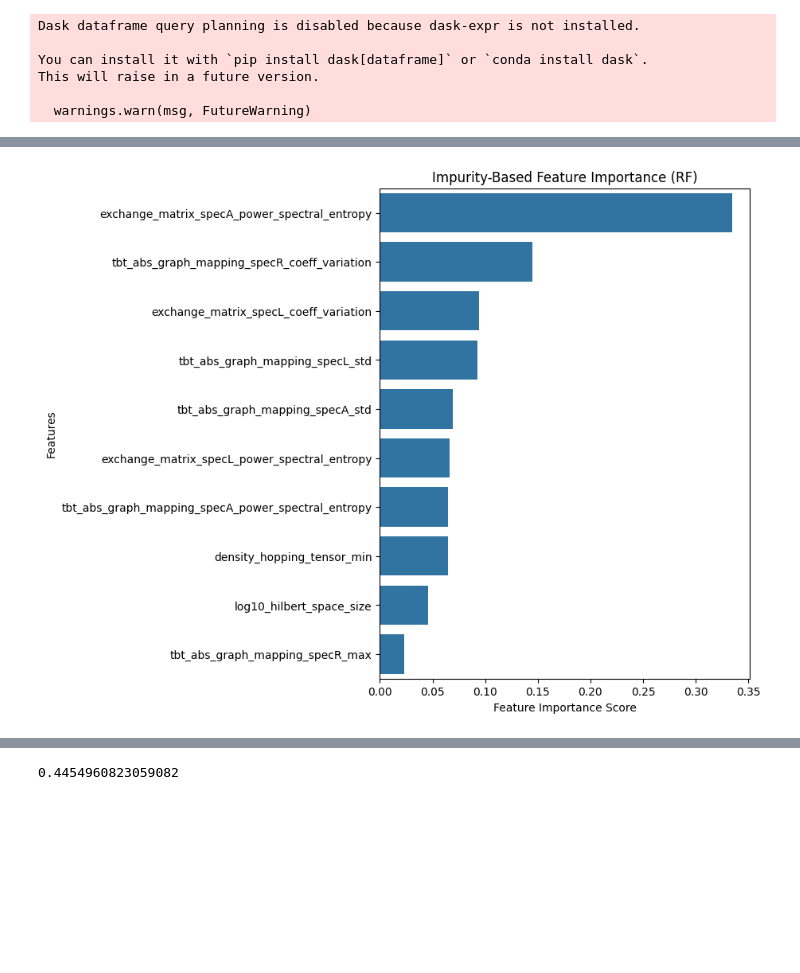
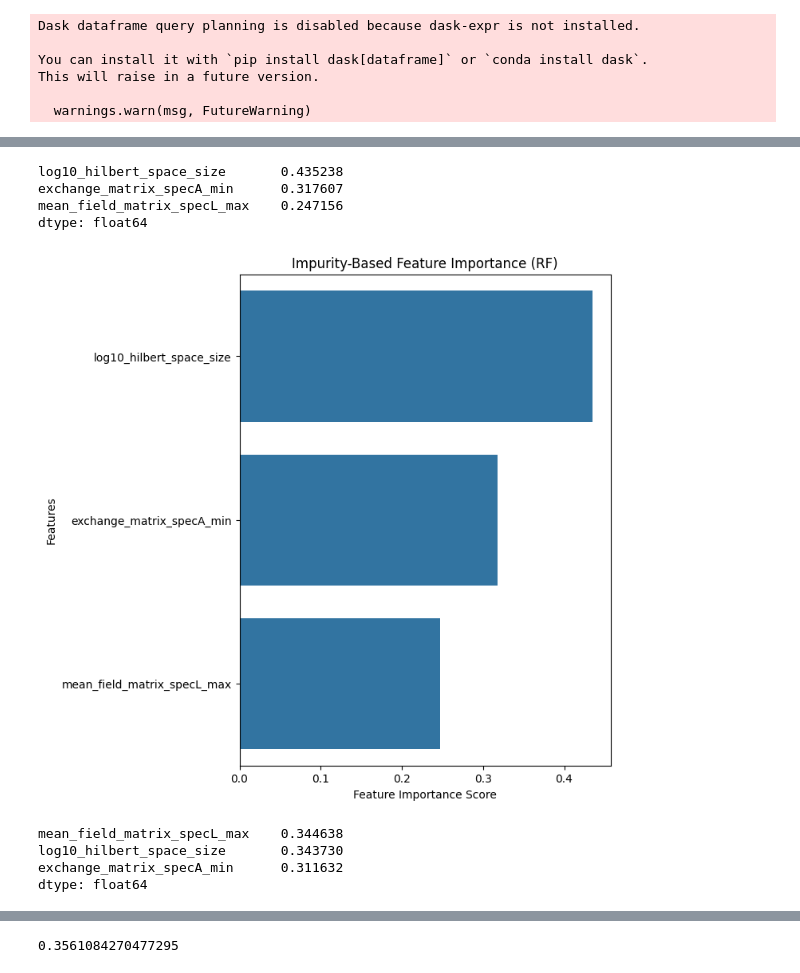
Before and after one commit to jtcantin/ehm_dmrg, a Jupyter notebook: examples/dmrg_ehm_init_make_ehm.ipynb, the cells around one changed output, grey strips where cells are left out. Saved outputs shown, nothing was run; the diff lists cells and outputs as text; code cells hidden in the pictures; blank space fills up the shorter version.

```diff
--- a/examples/dmrg_ehm_init_make_ehm.ipynb
+++ b/examples/dmrg_ehm_init_make_ehm.ipynb
@@ -66,7 +77,10 @@ rawdata_coarse_bd
 
 target = 'coarse_bond_dimension'
 
+rawdata_coarse_bd[target] = np.log10(rawdata_coarse_bd[target])
+
 preproc_df_coarse_bd = ehm_utils.preprocess(rawdata_coarse_bd, target, normalize_target=True)
+# preproc_df_coarse_bd, compenents, singular_values, feature_names = ehm_utils.preprocess(rawdata_coarse_bd_hspace_normalized, target, normalize_target=True,pca_decorrelation=True)
 preproc_df_coarse_bd
 # %% [output]
 |  | num_orbitals | num_electrons | num_spin_orbitals | two_S | total_num_states | log10_hilbert_space_size | ... |
@@ -171,0 +713,10 @@ features_to_keep =[
+# %%
+rng_obj = np.random.default_rng()
+
+#Use rng_obj to choose the seed
+random_state_seed = rng_obj.integers(0, 2**32 - 1)
+print(f"Random state seed: {random_state_seed}")
+#Decent
+# 1137768531
+# Excellent: Random state seed: 2192338413
+# Bad: 2131629527
@@ -174,7 +727,8 @@ features_to_keep =[
 # Hardness or target
 target_perf_metric = 'coarse_bond_dimension'
 
-mlData = ehm_utils.prune_features(preproc_df=preproc_df_coarse_bd, to_keep=features_to_keep, target=target_perf_metric)
+# mlData = ehm_utils.prune_features(preproc_df=preproc_df_coarse_bd, to_keep=features_to_keep, target=target_perf_metric,keep_all=True)
+mlData = ehm_utils.prune_features(preproc_df=preproc_df_coarse_bd, to_keep=features_to_keep, target=target_perf_metric,keep_all=False)
 
 # problem features
 features = list(mlData.drop(target_perf_metric, axis = 1, inplace = False))
@@ -185,7 +739,7 @@ X = mlData.drop([target_perf_metric], axis = 1, inplace = False)
 target_values = mlData[target_perf_metric]
 # y = np.log(target_values)
 y = target_values
-X_train, X_test, y_train, y_test = ehm_utils.train_test_split(X, y, test_size = 0.3)
+X_train, X_test, y_train, y_test = ehm_utils.train_test_split(X, y, test_size = 0.3, random_state = random_state_seed)
 # %%
 EHMs_bd_coarse = ehm_utils.construct_EHMs(X_train, X_test, y_train, y_test)
 # %%
@@ -228,9 +782,17 @@ ehm_utils.plot_predicted_vs_actual(EHMs_bd_coarse, y_test, actual_axis_label, pr
 # %%
 start = time.time()
-
+pd.set_option('display.max_rows', None)
 ehm_utils.feature_importance_impurity(EHMs_bd_coarse,features)
 
 feature_importance_impurity_Conc_time = time.time() - start
 feature_importance_impurity_Conc_time
 # %% [output]
+log10_hilbert_space_size       0.435238
+exchange_matrix_specA_min      0.317607
+mean_field_matrix_specL_max    0.247156
+dtype: float64
-[figure, old version]
+[figure, new version]
+mean_field_matrix_specL_max    0.344638
+log10_hilbert_space_size       0.343730
+exchange_matrix_specA_min      0.311632
+dtype: float64
@@ -238,4 +800,4 @@ feature_importance_impurity_Conc_time
-0.4454960823059082
+0.3561084270477295
 # %%
 start = time.time()
 
```
Also changed, not shown: parts of 32 cells of this notebook, 5 other files.
